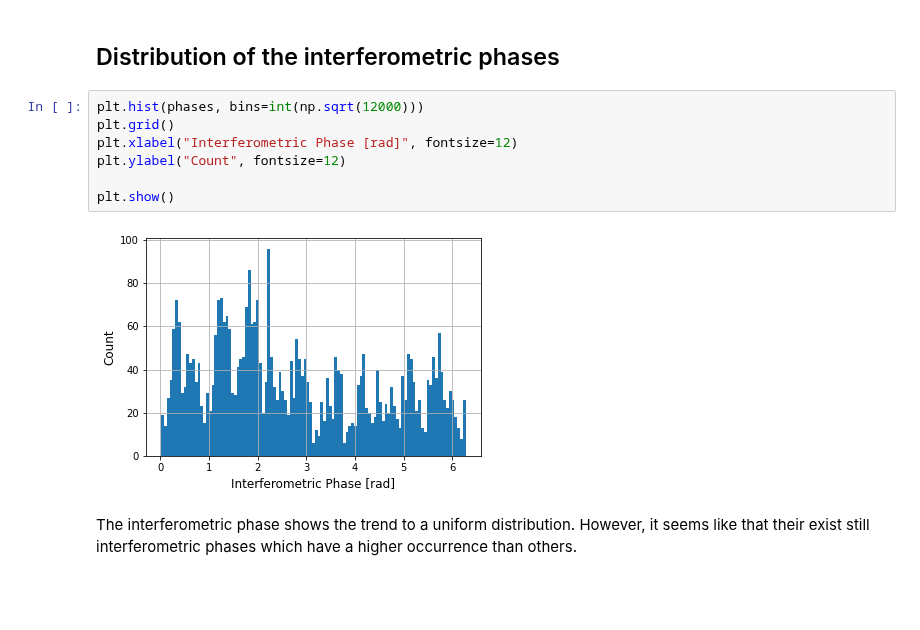
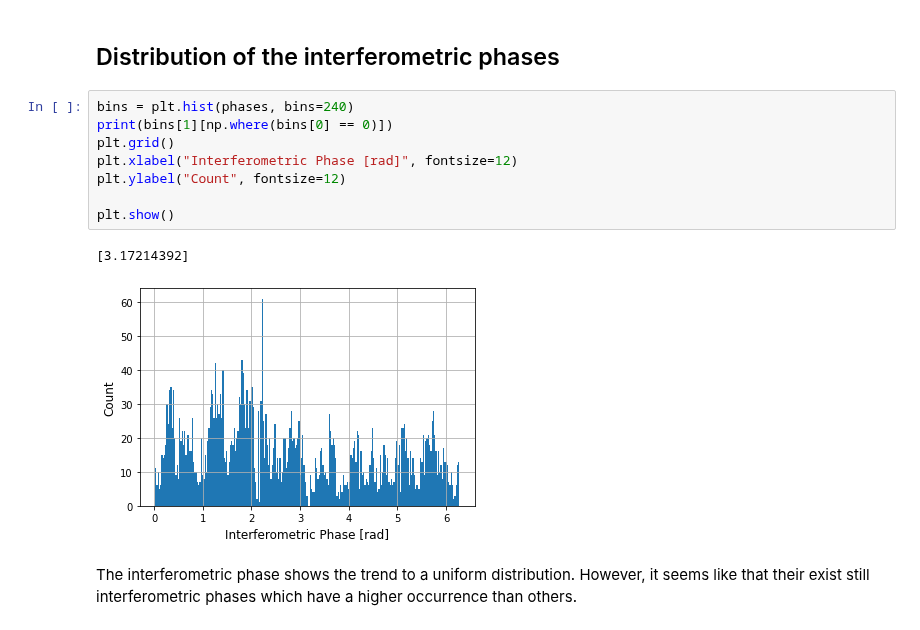
Before and after one commit to bilaljo/MiniPTI, a Jupyter notebook: notebooks/pti.ipynb, the cells around one changed output. Saved outputs shown, nothing was run; the diff lists cells and outputs as text; blank space fills up the shorter version.

```diff
--- a/notebooks/pti.ipynb
+++ b/notebooks/pti.ipynb
@@ -84,14 +84,16 @@ plt.savefig("phase.pdf", dpi=400, bbox_inches="tight")
 # %% [markdown]
 ## Distribution of the interferometric phases
 # %%
-plt.hist(phases, bins=int(np.sqrt(12000)))
+bins = plt.hist(phases, bins=240)
+print(bins[1][np.where(bins[0] == 0)])
 plt.grid()
 plt.xlabel("Interferometric Phase [rad]", fontsize=12)
 plt.ylabel("Count", fontsize=12)
 
 plt.show()
 # %% [output]
+[3.17214392]
-[figure, old version]
+[figure, new version]
 # %% [markdown]
 The interferometric phase shows the trend to a uniform distribution. However, it seems like that their exist still interferometric phases
 which have a higher occurrence than others.
```
Also changed, not shown: parts of 3 cells of this notebook.
